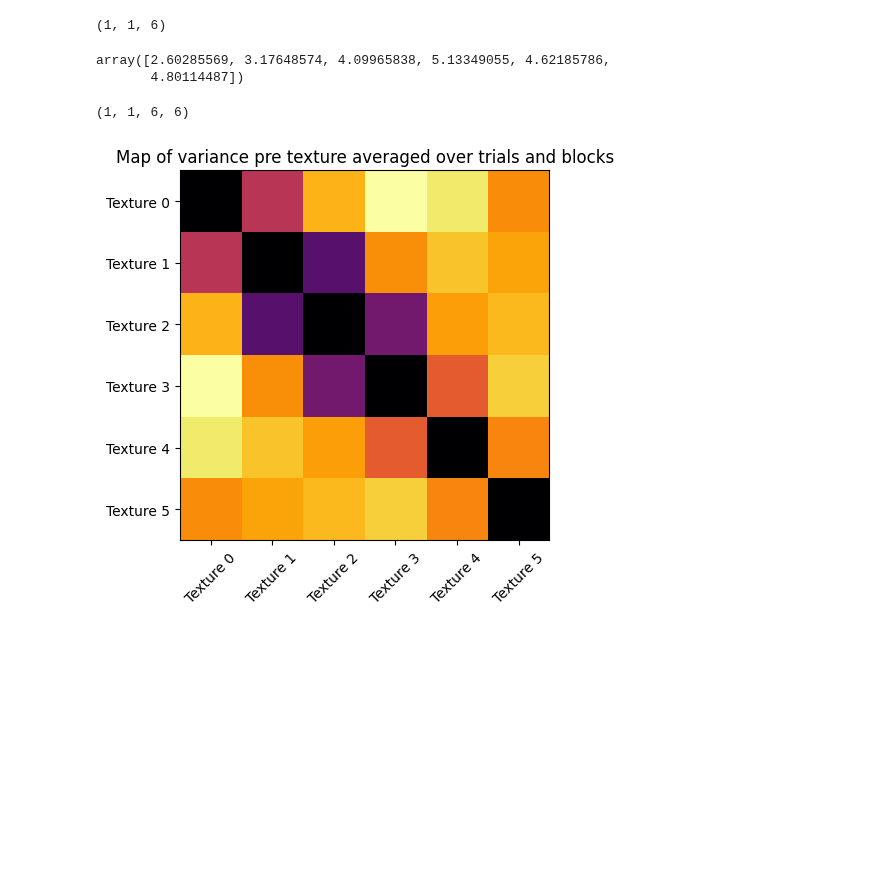
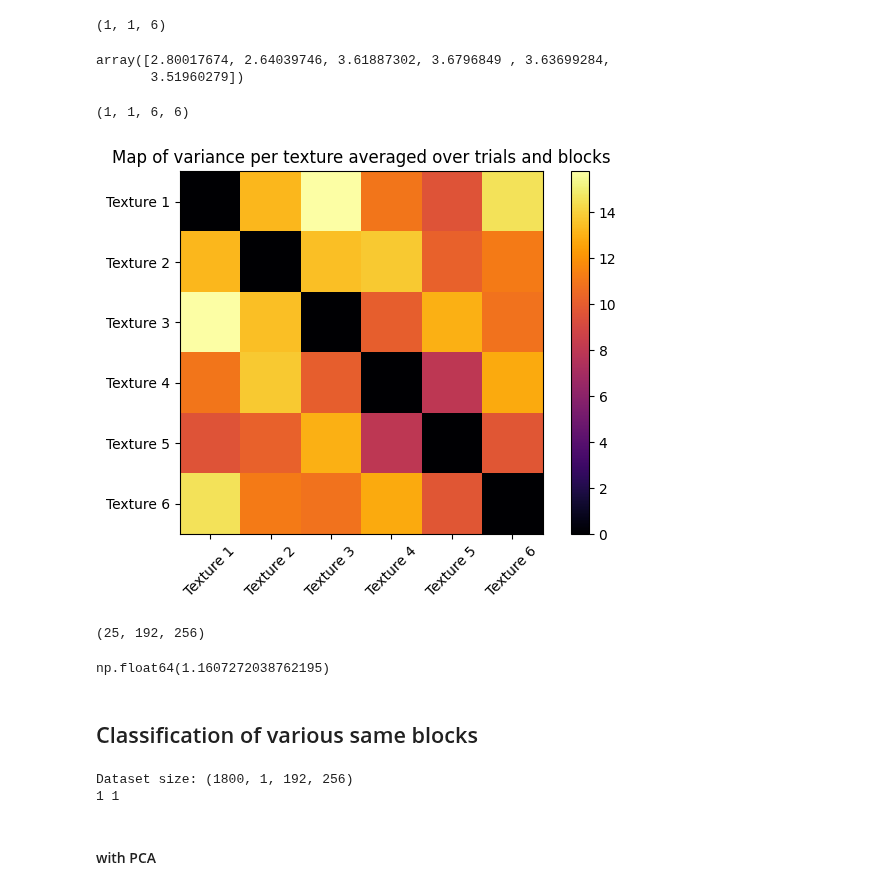
Before and after one commit to shepai/3D-textures, a Jupyter notebook: Experimental/all_the_same.ipynb, the cells around one changed output. Drawn from its saved outputs; the diff is of its cells as text; code cells hidden in the pictures; blank space fills up the shorter version.

Commit message:
more experiments

```diff
--- a/Experimental/all_the_same.ipynb
+++ b/Experimental/all_the_same.ipynb
@@ -8,7 +9,7 @@ import cv2
 # %%
 #download the data
 import kagglehub
-pathA = kagglehub.dataset_download("dextershepherd/repetative-dataset")
+pathA = kagglehub.dataset_download("dextershepherd/repetative-3d-printed-dataset-bambu")
 print(">>>>>>>>>>",pathA)
 import subprocess
 import shutil
@@ -62,8 +63,8 @@ for i,file in enumerate(files):
 
 dataset.head()
 X=np.array(X).reshape(len(X),1,h,w)
-np.save("/mnt/data0/drs25/data/optical-tactile-dataset-for-textures/3DPrinted_same",X)
-dataset.to_csv("/its/home/drs25/3D-textures/Experimental/data/meta3DPrinted_same.csv")
+np.save("/mnt/data0/drs25/data/optical-tactile-dataset-for-textures/3DPrinted_same2",X)
+dataset.to_csv("/its/home/drs25/3D-textures/Experimental/data/meta3DPrinted_same2.csv")
 print(X.shape,len(dataset))
 # %% [output]
 Warning: Looks like you're using an outdated `kagglehub` version (installed: 0.3.12), please consider upgrading to the latest version (0.3.13).
@@ -87,8 +91,8 @@ PLAplus_z5.6_P30_ender.npy (50, 480, 640, 3)
 ### load in
 # %%
 #load in data
-X=np.load("/mnt/data0/drs25/data/optical-tactile-dataset-for-textures/3DPrinted_same.npy")
-dataset=pd.read_csv("/its/home/drs25/3D-textures/Experimental/data/meta3DPrinted_same.csv")
+X=np.load("/mnt/data0/drs25/data/optical-tactile-dataset-for-textures/3DPrinted_same2.npy")
+dataset=pd.read_csv("/its/home/drs25/3D-textures/Experimental/data/meta3DPrinted_same2.csv")
 print("Dataset size:",X.shape)
 print(len(dataset['Filament'].unique()),len(dataset['Printer'].unique()))
 dataset = dataset.applymap(lambda s: s.lower() if isinstance(s, str) else s)
@@ -158,8 +164,8 @@ print(matrix_variance_frames.shape)
 # %%
 np.average(matrix_variance_frames,axis=[0,1])
 # %% [output]
-array([2.60285569, 3.17648574, 4.09965838, 5.13349055, 4.62185786,
-       4.80114487])
+array([2.80017674, 2.64039746, 3.61887302, 3.6796849 , 3.63699284,
+       3.51960279])
 # %%
 matrix_variance_pairs = np.zeros((len(dataset['Filament'].unique()),
                                   len(dataset['Printer'].unique()),
@@ -205,11 +211,22 @@ print(matrix_variance_pairs.shape)  # (filaments, printers, 6, 6)
 # %%
 import matplotlib.pyplot as plt
 
 plt.imshow(matrix_variance_pairs[0][0],cmap="inferno")
-plt.xticks([i for i in range(6)],["Texture "+str(i) for i in range(6)],rotation=45)
-plt.yticks([i for i in range(6)],["Texture "+str(i) for i in range(6)])
-plt.title("Map of variance pre texture averaged over trials and blocks")
+plt.xticks([i for i in range(6)],["Texture "+str(i+1) for i in range(6)],rotation=45)
+plt.yticks([i for i in range(6)],["Texture "+str(i+1) for i in range(6)])
+
+plt.title("Map of variance per texture averaged over trials and blocks")
 plt.colorbar()
+plt.tight_layout()
+plt.savefig("/its/home/drs25/3D-textures/assets/varianceMat.pdf")
 plt.show()
 # %% [output]
-[figure, old version]
+[figure, new version]
+# %%
+print(np.abs(frames[0]-frames[1]).shape)
+np.average(np.average(np.abs(frames[0]-frames[1]),axis=[1,2]))
+# %% [output]
+(25, 192, 256)
+np.float64(1.1607272038762195)
+# %% [markdown]
+## Classification of various same blocks
@@ -215,0 +290,17 @@ plt.show()
+# %%
+#load in various datastes
+#select everything that is bambu
+bambu_X=np.load("/mnt/data0/drs25/data/optical-tactile-dataset-for-textures/3DPrinted_same2.npy")
+bambu_dataset=pd.read_csv("/its/home/drs25/3D-textures/Experimental/data/meta3DPrinted_same2.csv")
+print("Dataset size:",bambu_X.shape)
+print(len(bambu_dataset['Filament'].unique()),len(bambu_dataset['Printer'].unique()))
+bambu_dataset = bambu_dataset.applymap(lambda s: s.lower() if isinstance(s, str) else s)
+
+X=np.load("/mnt/data0/drs25/data/optical-tactile-dataset-for-textures/3DPrintedXgel.npy")
+dataset=pd.read_csv("/its/home/drs25/3D-textures/Experimental/data/metagel.csv")
+dataset = dataset.applymap(lambda s: s.lower() if isinstance(s, str) else s)
+# %% [output]
+Dataset size: (1800, 1, 192, 256)
+1 1
+# %% [markdown]
+#### with PCA
```
Also changed, not shown: parts of 9 cells of this notebook.
